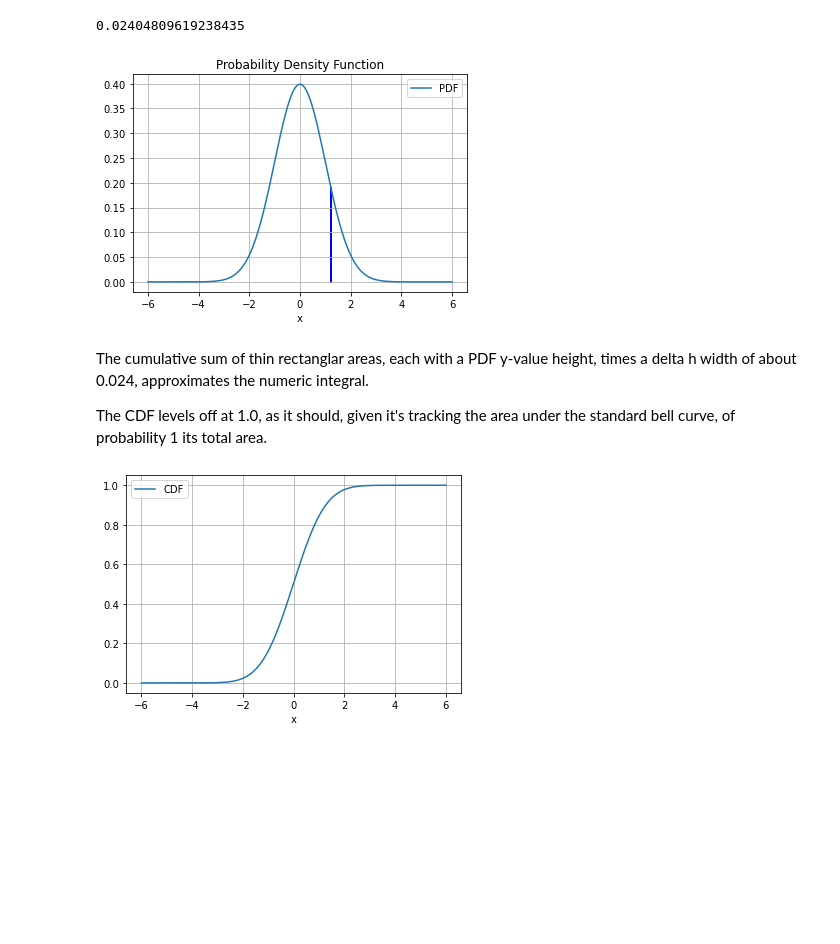
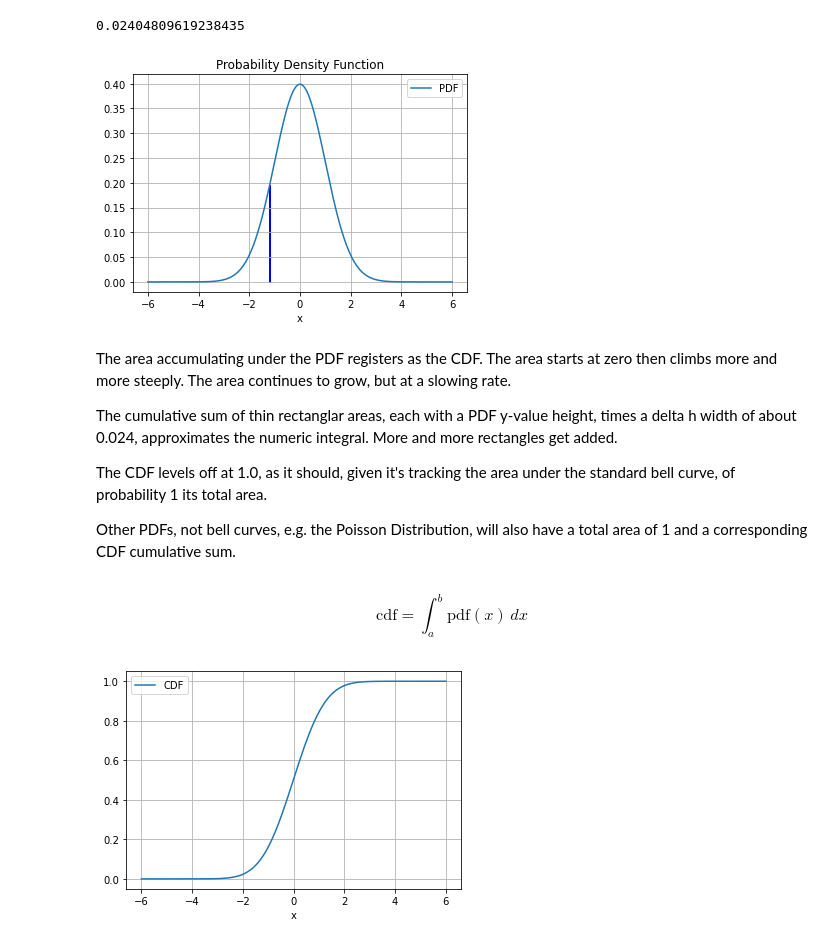
Before and after one commit to 4dsolutions/elite_school, a Jupyter notebook: ADS_highschool_math.ipynb, the cells around one changed output. Cells and saved outputs as stored; diff of their text form; code cells hidden in the pictures; blank space fills up the shorter version.

```diff
--- a/ADS_highschool_math.ipynb
+++ b/ADS_highschool_math.ipynb
@@ -340,27 +551,35 @@ h
 # %%
 import matplotlib.patches as mpatches
 
 ax = bell_curve_df.plot(x='x', y='y')
 ax.set_title("Probability Density Function")
 ax.grid(True)
 ax.legend(['PDF'])
 
-row = 300 # of 500 total
+row = 200 # of 500 total
 left, bottom, width, height = (bell_curve_df.iloc[row,0]-h/2,
                                0,h, # width h
                                bell_curve_df.iloc[row,1])
 rect=mpatches.Rectangle((left,bottom),width,height,
                         fill=True,
                         color="blue")
 ax.add_patch(rect);
 # %% [output]
-[figure, old version]
+[figure, new version]
 # %% [markdown]
-The cumulative sum of thin rectanglar areas, each with a PDF y-value height, times a delta h width of about 0.024, approximates the numeric integral.
+The area accumulating under the PDF registers as the CDF.  The area starts at zero then climbs more and more steeply.  The area continues to grow, but at a slowing rate.
+
+The cumulative sum of thin rectanglar areas, each with a PDF y-value height, times a delta h width of about 0.024, approximates the numeric integral.  More and more rectangles get added.
 
 The CDF levels off at 1.0, as it should, given it's tracking the area under the standard bell curve, of probability 1 its total area.
+
+Other PDFs, not bell curves, e.g. the Poisson Distribution, will also have a total area of 1 and a corresponding CDF cumulative sum.
 # %%
 bell_curve_df['CDF'] = np.cumsum(bell_curve_df['y']*h) # discrete integral
+# %% [markdown]
+$$
+\text{cdf} =  \int_{a}^{b} \text{pdf}(x) \,dx
+$$
 # %%
 ax = bell_curve_df.plot(x='x', y='CDF')
 ax.grid(True)
```
Also changed, not shown: parts of 38 cells of this notebook.
